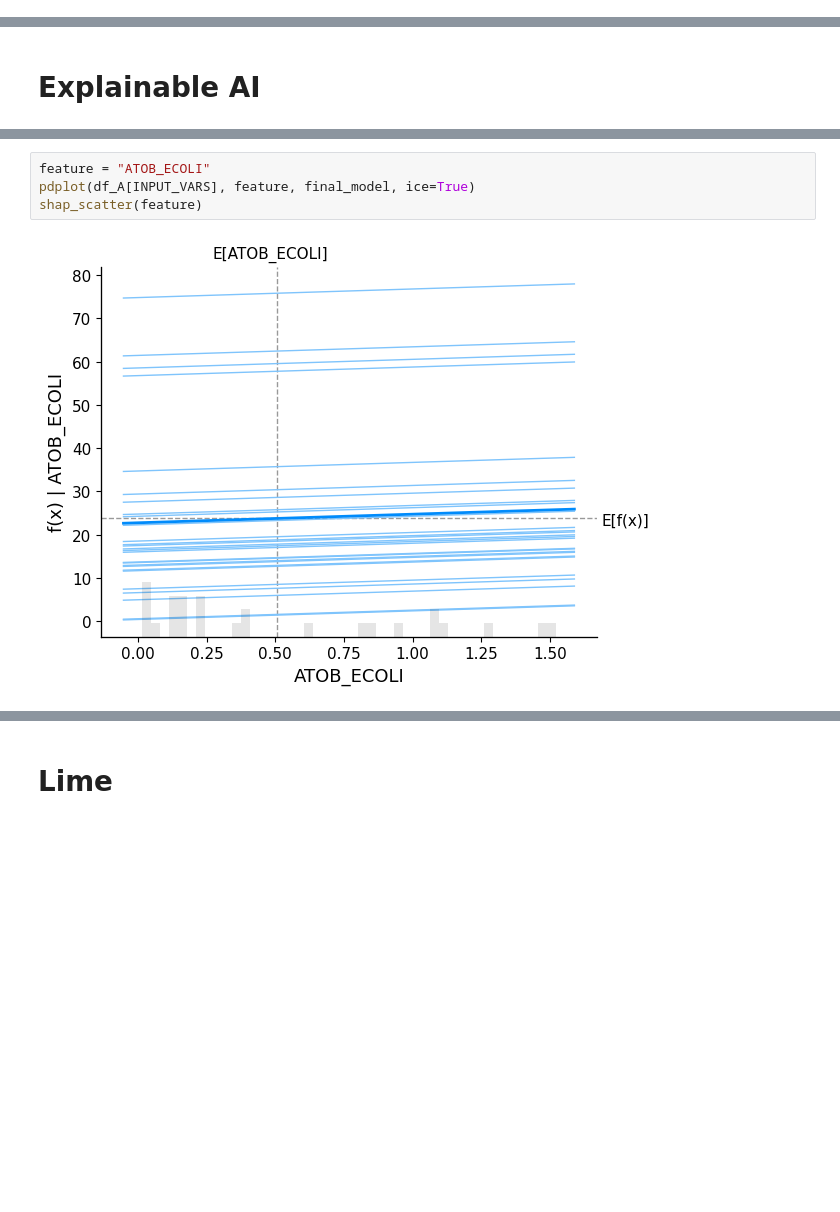
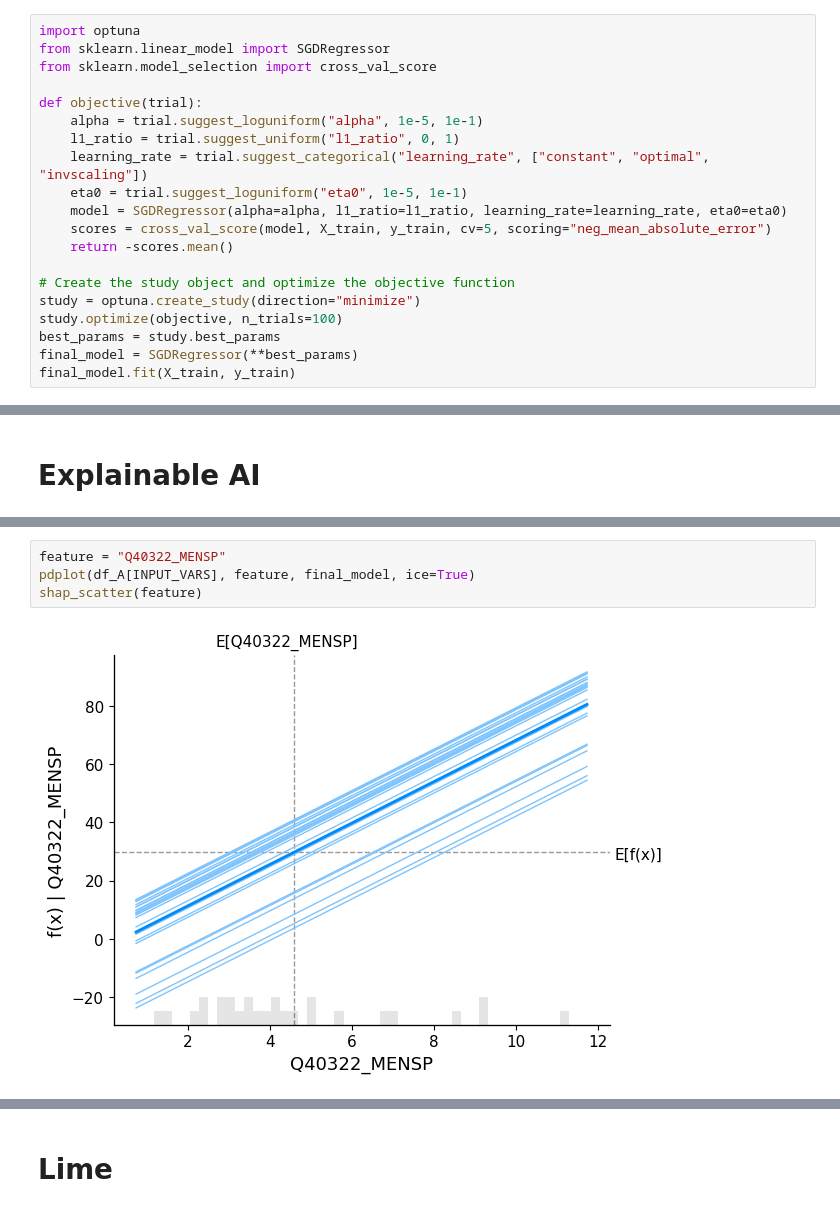
Before and after one commit to costasmexis/straindesignXAI, a Jupyter notebook: notebooks/Limonene_manual.ipynb, the cells around one changed output, grey strips where cells are left out. Saved outputs shown, nothing was run; the diff lists cells and outputs as text; blank space fills up the shorter version.

```diff
--- a/notebooks/Limonene_manual.ipynb
+++ b/notebooks/Limonene_manual.ipynb
@@ -174,0 +154,20 @@ SVR(C=4.483603555401585, degree=5, epsilon=0.13767635194676467,
+# %%
+import optuna
+from sklearn.linear_model import SGDRegressor
+from sklearn.model_selection import cross_val_score
+
+def objective(trial):
+    alpha = trial.suggest_loguniform("alpha", 1e-5, 1e-1)
+    l1_ratio = trial.suggest_uniform("l1_ratio", 0, 1)
+    learning_rate = trial.suggest_categorical("learning_rate", ["constant", "optimal", "invscaling"])
+    eta0 = trial.suggest_loguniform("eta0", 1e-5, 1e-1)
+    model = SGDRegressor(alpha=alpha, l1_ratio=l1_ratio, learning_rate=learning_rate, eta0=eta0)
+    scores = cross_val_score(model, X_train, y_train, cv=5, scoring="neg_mean_absolute_error")
+    return -scores.mean()
+
+# Create the study object and optimize the objective function
+study = optuna.create_study(direction="minimize")
+study.optimize(objective, n_trials=100)
+best_params = study.best_params
+final_model = SGDRegressor(**best_params)
+final_model.fit(X_train, y_train)
@@ -246,8 +265,8 @@ pred    75.293853
 true    75.392610
 Name: 0, dtype: float64
 # %%
-feature = "ATOB_ECOLI"
+feature = "Q40322_MENSP"
 pdplot(df_A[INPUT_VARS], feature, final_model, ice=True)
 shap_scatter(feature)
 # %% [output]
-[figure, old version]
+[figure, new version]
```
Also changed, not shown: parts of 21 cells of this notebook, 15 other files.
